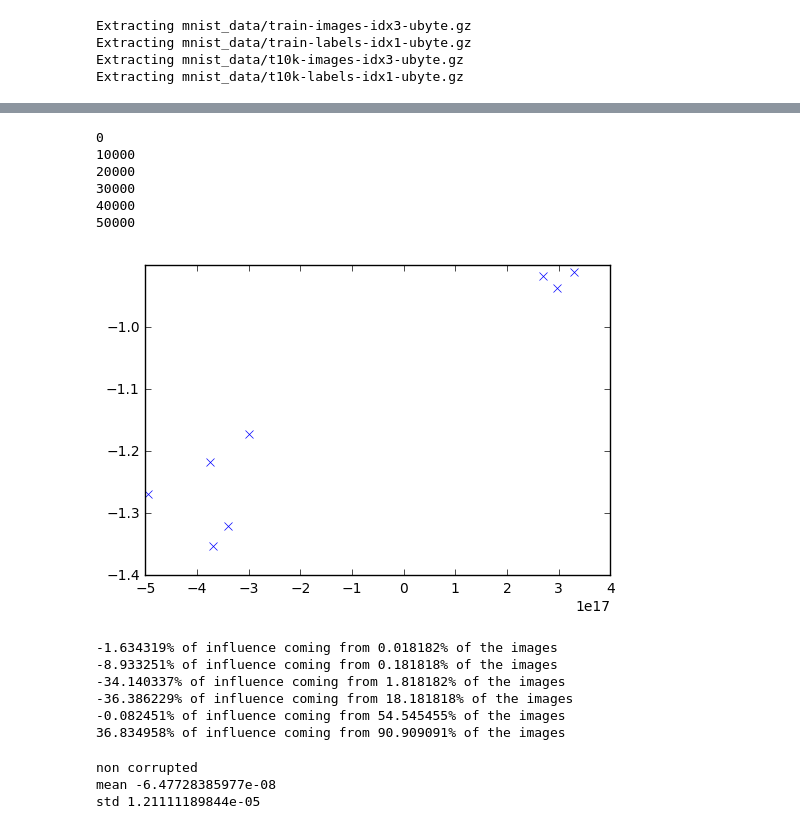
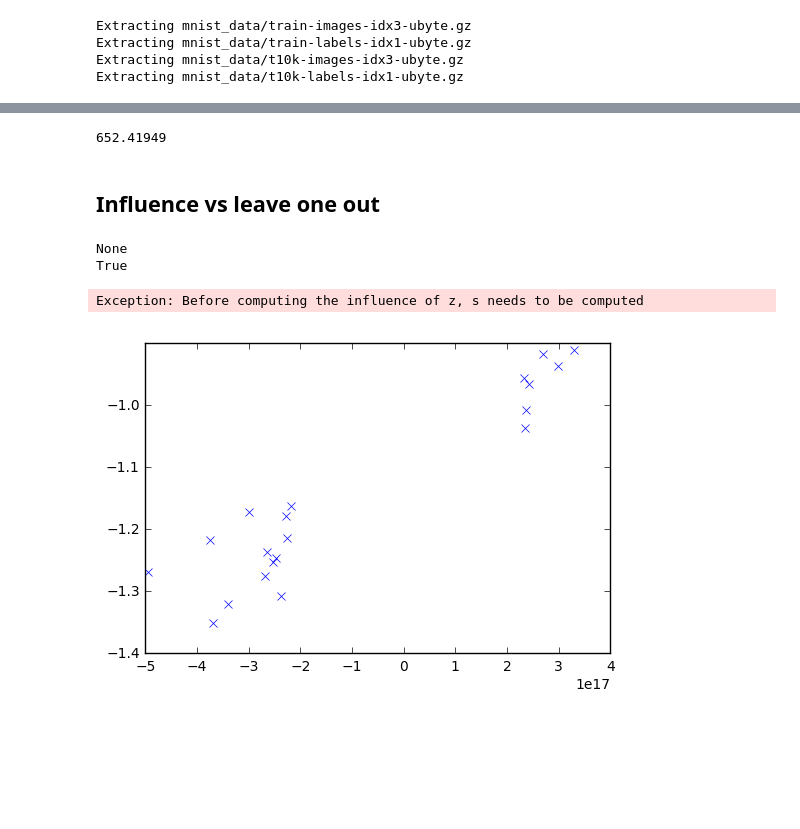
Before and after one commit to cgel/deep_quad, a Jupyter notebook: test_loss_influence_functions.ipynb, the cells around one changed output, grey strips where cells are left out. Cells and saved outputs as stored; diff of their text form; code cells hidden in the pictures; blank space fills up the shorter version.

```diff
--- a/test_loss_influence_functions.ipynb
+++ b/test_loss_influence_functions.ipynb
@@ -66,31 +62,31 @@ Initial error: 2884.82037105
+# %%
+model.testset_loss()
+# %% [output]
+652.41949
+# %% [markdown]
+## Influence vs leave one out
 # %%
 # compute the influences for every image in the training set
 trainset_influence_map = []
 trainset_influence = []
+trainset_grads = []
 for i in range(len(mnist.train.labels)):
     z = (mnist.train.images[i:i+1], mnist.train.labels[i:i+1])
     influ, z_grad = inf.of_and_g(z)
-    trainset_influence.append(influ*scale)
+    trainset_influence.append(influ)
+    trainset_grads.append(z_grad)
     trainset_influence_map.append( (influ, i))
     if i % 10000==0:
         print(i)
 # %% [output]
-0
-10000
-20000
-30000
-40000
-50000
+None
+True
+Exception: Before computing the influence of z, s needs to be computed
 # %%
 # generate a list ordering the examples of the training set by most influential
-abs_influence = []
-for i_influence, i in trainset_influence_map:
-    abs_influence.append((abs(i_influence), i))
+abs_influence = [ (abs(i_influ), i) for i_influ, i in trainset_influence_map]
 abs_influence.sort(reverse=True)
-rank = []
-for i in range(len(trainset_influence_map)):
-    j = abs_influence[i][1]
-    rank.append( (trainset_influence[j], j) )
+rank = [ (trainset_influence[j], j) for _, j in abs_influence]
 # %%
 influence_acc = []
 grads_l = []
@@ -99,24 +95,24 @@ d_losses = []
 # %%
 # leave one out retraining
 subset = rank[0:20]
 saver.restore(sess, checkpoint_file)
 base_testset_loss = model.testset_loss()
 for _,i in subset:
     z = (trainset.images[i:i+1], trainset.labels[i:i+1])
     z_influ, z_grad = inf.of_and_g(z)
-    grads_l.append(z_grad*scale)
+    grads_l.append(z_grad)
     model.trainset = leave_one_out_dataset(trainset, i)
     model.update(10000, learning_rate=1e-7)
     d_loss = base_testset_loss - model.testset_loss()
-    print(i, ":  ", z_influ * scale, d_loss)
-    influence_acc.append( (z_influ * scale, d_loss) )
-    infs.append(z_influ * scale )
+    print(i, ":  ", z_influ, d_loss)
+    influence_acc.append( (z_influ, d_loss) )
+    infs.append(z_influ )
     d_losses.append(d_loss)
     saver.restore(sess, checkpoint_file)
     clear_output()
     plt.plot(infs, d_losses, "x")
     plt.show()
 
 model.trainset = trainset
 # %% [output]
-[figure, old version]
+[figure, new version]
@@ -127,12 +118,0 @@ sorted_influence = sorted(trainset_influence, reverse=True)
-# %%
-ns = [10, 100, 1000, 10000, 30000, 50000]
-for n in ns:
-    r = sum([ r for r in sorted_influence[0:n] ])/sum(trainset_influence)
-    print("%f%% of influence coming from %f%% of the images"%(r*100, n/len(trainset_influence) * 100))
-# %% [output]
--1.634319% of influence coming from 0.018182% of the images
--8.933251% of influence coming from 0.181818% of the images
--34.140337% of influence coming from 1.818182% of the images
--36.386229% of influence coming from 18.181818% of the images
--0.082451% of influence coming from 54.545455% of the images
-36.834958% of influence coming from 90.909091% of the images
@@ -157,8 +118,0 @@ all_grads = grads_corrupted + grads_non_corrupted
-# %%
-print("non corrupted")
-print("mean",np.mean( influences_non_corrupted))
-print("std",np.std( influences_non_corrupted))
-# %% [output]
-non corrupted
-mean -6.47728385977e-08
-std 1.21111189844e-05
```
Also changed, not shown: parts of 21 cells of this notebook.
